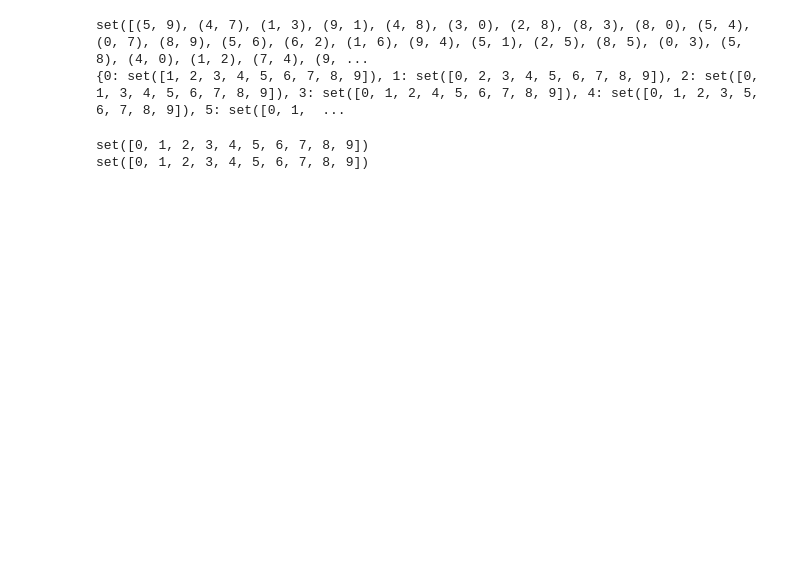
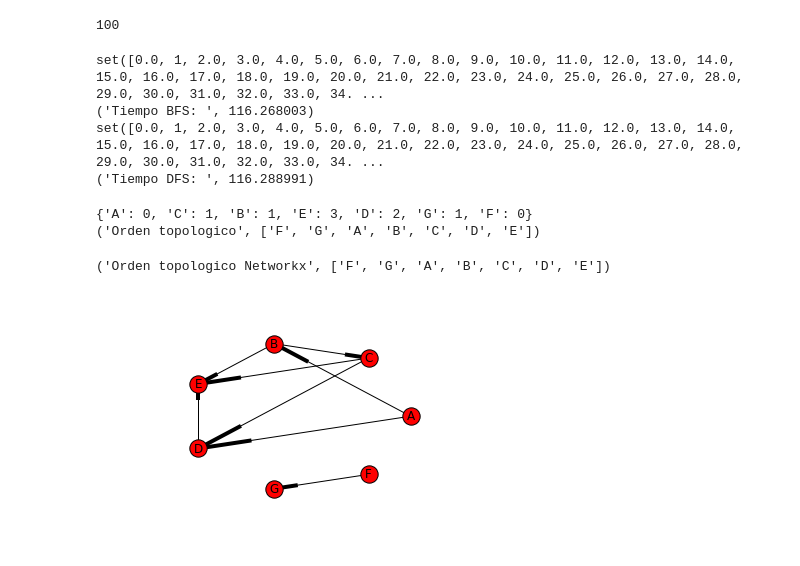
Before and after one commit to sherna90/analisis_algoritmos, a Jupyter notebook: 8.-Recorrido Grafos.ipynb, the cells around one changed output. Cells and saved outputs as stored; diff of their text form; code cells hidden in the pictures; blank space fills up the shorter version.

Commit message:
topological

```diff
--- a/8.-Recorrido Grafos.ipynb
+++ b/8.-Recorrido Grafos.ipynb
@@ -29,25 +40,28 @@ import numpy as np
 random_graph = lambda n,p : {(u,v) for u in np.arange(n) for v
                     in np.arange(n) if np.random.rand()>p and u!=v}
 # cantidad de vértices
-n=10
+n=1e2
 # 1- probabilidad de crear aristas
-p=0.1
+p=0.9
 
 E=random_graph(n,p)
 G=simple_graph(E)
-print G.adjacency_list()
+
+print len(G.nodes)
+#print G.adjacency_list()
 # %% [output]
-set([(5, 9), (4, 7), (1, 3), (9, 1), (4, 8), (3, 0), (2, 8), (8, 3), (8, 0), (5, 4), (0, 7), (8, 9), (5, 6), (6, 2), (1, 6), (9, 4), (5, 1), (2, 5), (8, 5), (0, 3), (5, 8), (4, 0), (1, 2), (7, 4), (9, ...
-{0: set([1, 2, 3, 4, 5, 6, 7, 8, 9]), 1: set([0, 2, 3, 4, 5, 6, 7, 8, 9]), 2: set([0, 1, 3, 4, 5, 6, 7, 8, 9]), 3: set([0, 1, 2, 4, 5, 6, 7, 8, 9]), 4: set([0, 1, 2, 3, 5, 6, 7, 8, 9]), 5: set([0, 1,  ...
+100
 # %%
 # https://eddmann.com/posts/depth-first-search-and-breadth-first-search-in-python/
+import time
 
-def dfs(graph, start, visited=None):
-    if visited is None:
-        visited = set()
-    visited.add(start)
-    for next in graph[start] - visited:
-        dfs(graph, next, visited)
+def dfs(graph, start):
+    visited, stack = set(), [start]
+    while stack:
+        vertex = stack.pop()
+        if vertex not in visited:
+            visited.add(vertex)
+            stack.extend(graph[vertex] - visited)
     return visited
 
 def bfs(graph, start):
@@ -59,8 +73,17 @@ def bfs(graph, start):
             queue.extend(graph[vertex] - visited)
     return visited
 
+
+start=time.clock()
 print(bfs(G.adjacency_list(),1))
+end=time.clock()
+print('Tiempo BFS: ',end)
+start=time.clock()
 print(dfs(G.adjacency_list(),1))
+end=time.clock()
+print('Tiempo DFS: ',end)
 # %% [output]
-set([0, 1, 2, 3, 4, 5, 6, 7, 8, 9])
-set([0, 1, 2, 3, 4, 5, 6, 7, 8, 9])
+set([0.0, 1, 2.0, 3.0, 4.0, 5.0, 6.0, 7.0, 8.0, 9.0, 10.0, 11.0, 12.0, 13.0, 14.0, 15.0, 16.0, 17.0, 18.0, 19.0, 20.0, 21.0, 22.0, 23.0, 24.0, 25.0, 26.0, 27.0, 28.0, 29.0, 30.0, 31.0, 32.0, 33.0, 34. ...
+('Tiempo BFS: ', 116.268003)
+set([0.0, 1, 2.0, 3.0, 4.0, 5.0, 6.0, 7.0, 8.0, 9.0, 10.0, 11.0, 12.0, 13.0, 14.0, 15.0, 16.0, 17.0, 18.0, 19.0, 20.0, 21.0, 22.0, 23.0, 24.0, 25.0, 26.0, 27.0, 28.0, 29.0, 30.0, 31.0, 32.0, 33.0, 34. ...
+('Tiempo DFS: ', 116.288991)
@@ -66,0 +106,22 @@ set([0, 1, 2, 3, 4, 5, 6, 7, 8, 9])
+# %%
+E=[('A', 'B'),('A', 'D'),('B', 'C'),('B', 'E'),('C', 'D'),('C', 'E'),('D', 'E'),('F', 'G')]
+G=simple_digraph(E)
+print G.in_degree()
+L=topological_sort(G)
+print('Orden topologico',L)
+# %% [output]
+{'A': 0, 'C': 1, 'B': 1, 'E': 3, 'D': 2, 'G': 1, 'F': 0}
+('Orden topologico', ['F', 'G', 'A', 'B', 'C', 'D', 'E'])
+# %%
+import networkx as nx
+import matplotlib.pyplot as plt
+
+graph = nx.DiGraph(E)
+
+print('Orden topologico Networkx',list(nx.topological_sort(graph)))
+labels=nx.draw_networkx_labels(graph,pos=nx.circular_layout(graph))
+nx.draw(graph,pos=nx.circular_layout(graph))
+plt.show()
+# %% [output]
+('Orden topologico Networkx', ['F', 'G', 'A', 'B', 'C', 'D', 'E'])
+[figure, added]
```
Also changed, not shown: parts of 7 cells of this notebook, 1 other file.
